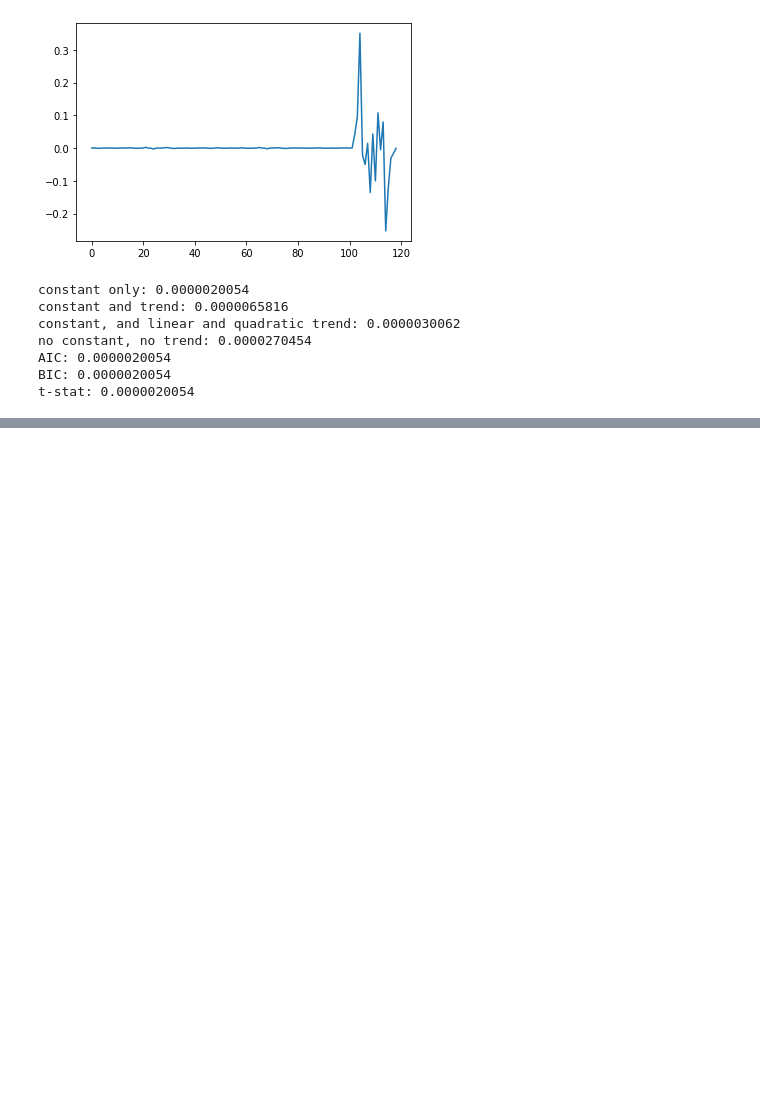
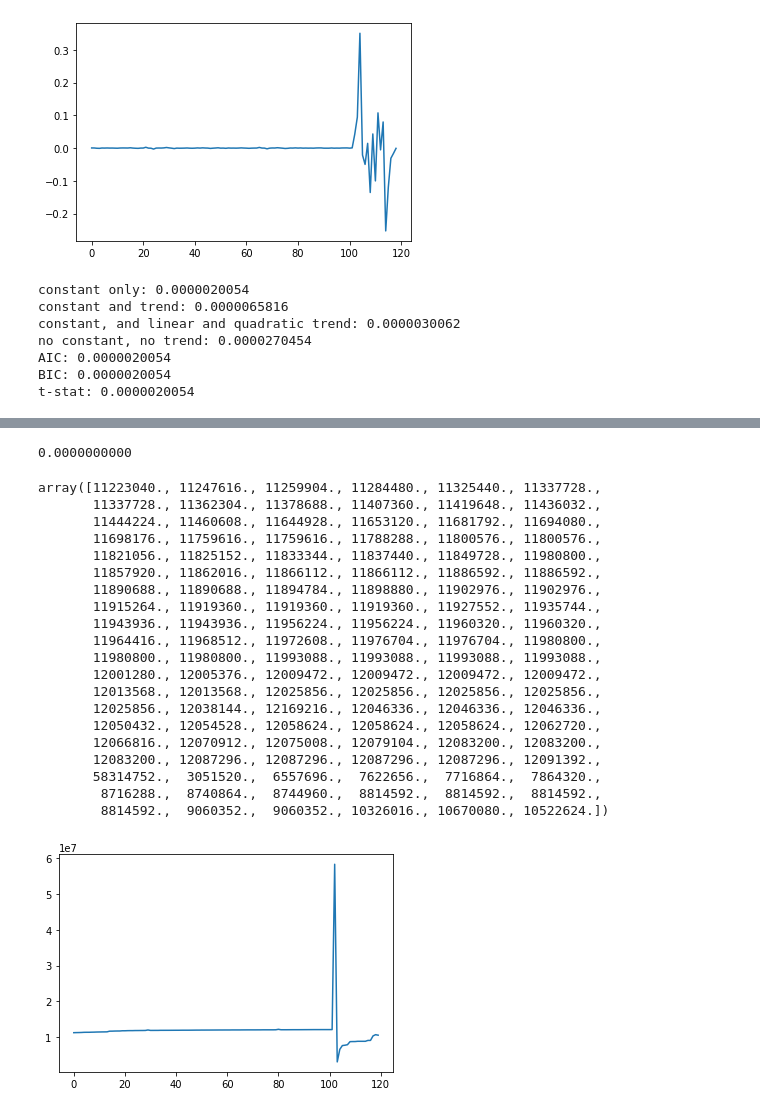
Before and after one commit to ai4sre/meltria-analyzer, a Jupyter notebook: notebooks/verify_adf_test.ipynb, the cells around one changed output, grey strips where cells are left out. Saved outputs shown, nothing was run; the diff lists cells and outputs as text; code cells hidden in the pictures; blank space fills up the shorter version.

```diff
--- a/notebooks/verify_adf_test.ipynb
+++ b/notebooks/verify_adf_test.ipynb
@@ -99,0 +160,30 @@ t-stat: 0.0000020054
+# %%
+filepath = '/tmp/sockshop/metrics-b2qdj-retrievd_20210904/2021-08-18-argowf-chaos-b2qdj-user_pod-memory-hog_2.json'
+data_df, _, metrics_meta = tsdr.read_metrics_json(filepath)
+series = data_df['c-user_memory_working_set_bytes'].to_numpy()
+plt.plot(series)
+print(f"{adfuller(series)[1]:.10f}") # p_value
+series
+# %% [output]
+0.0000000000
+array([11223040., 11247616., 11259904., 11284480., 11325440., 11337728.,
+       11337728., 11362304., 11378688., 11407360., 11419648., 11436032.,
+       11444224., 11460608., 11644928., 11653120., 11681792., 11694080.,
+       11698176., 11759616., 11759616., 11788288., 11800576., 11800576.,
+       11821056., 11825152., 11833344., 11837440., 11849728., 11980800.,
+       11857920., 11862016., 11866112., 11866112., 11886592., 11886592.,
+       11890688., 11890688., 11894784., 11898880., 11902976., 11902976.,
+       11915264., 11919360., 11919360., 11919360., 11927552., 11935744.,
+       11943936., 11943936., 11956224., 11956224., 11960320., 11960320.,
+       11964416., 11968512., 11972608., 11976704., 11976704., 11980800.,
+       11980800., 11980800., 11993088., 11993088., 11993088., 11993088.,
+       12001280., 12005376., 12009472., 12009472., 12009472., 12009472.,
+       12013568., 12013568., 12025856., 12025856., 12025856., 12025856.,
+       12025856., 12038144., 12169216., 12046336., 12046336., 12046336.,
+       12050432., 12054528., 12058624., 12058624., 12058624., 12062720.,
+       12066816., 12070912., 12075008., 12079104., 12083200., 12083200.,
+       12083200., 12087296., 12087296., 12087296., 12087296., 12091392.,
+       58314752.,  3051520.,  6557696.,  7622656.,  7716864.,  7864320.,
+        8716288.,  8740864.,  8744960.,  8814592.,  8814592.,  8814592.,
+        8814592.,  9060352.,  9060352., 10326016., 10670080., 10522624.])
+[figure, added]
```
Also changed, not shown: parts of 6 cells of this notebook.
